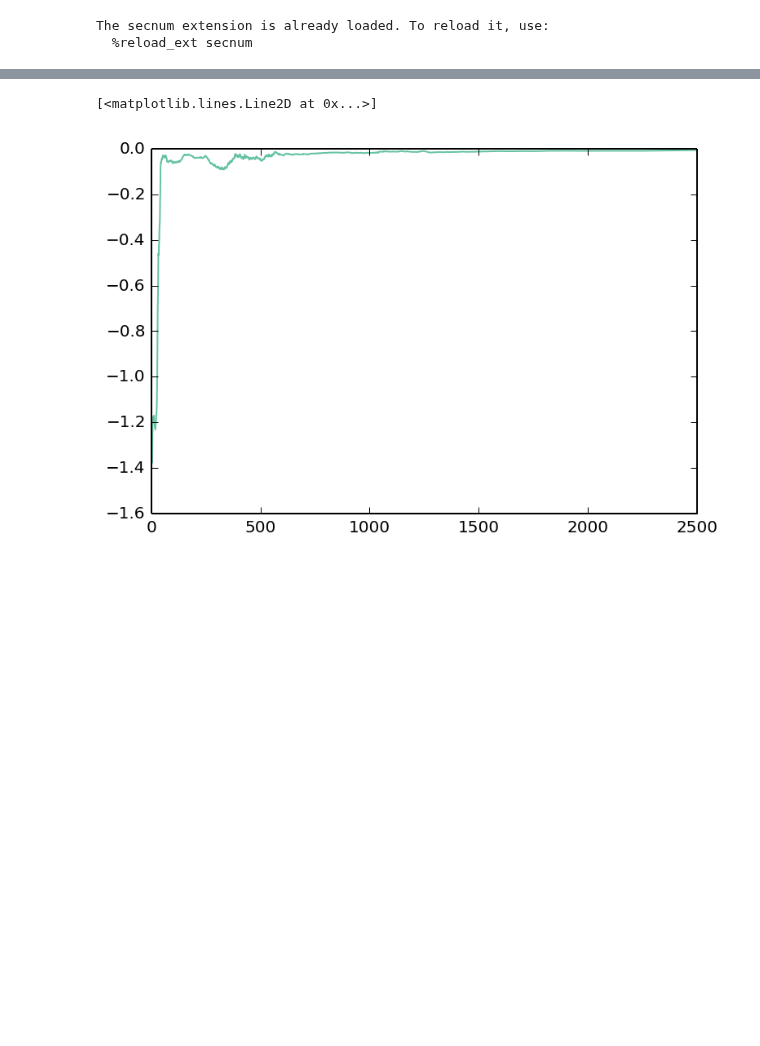
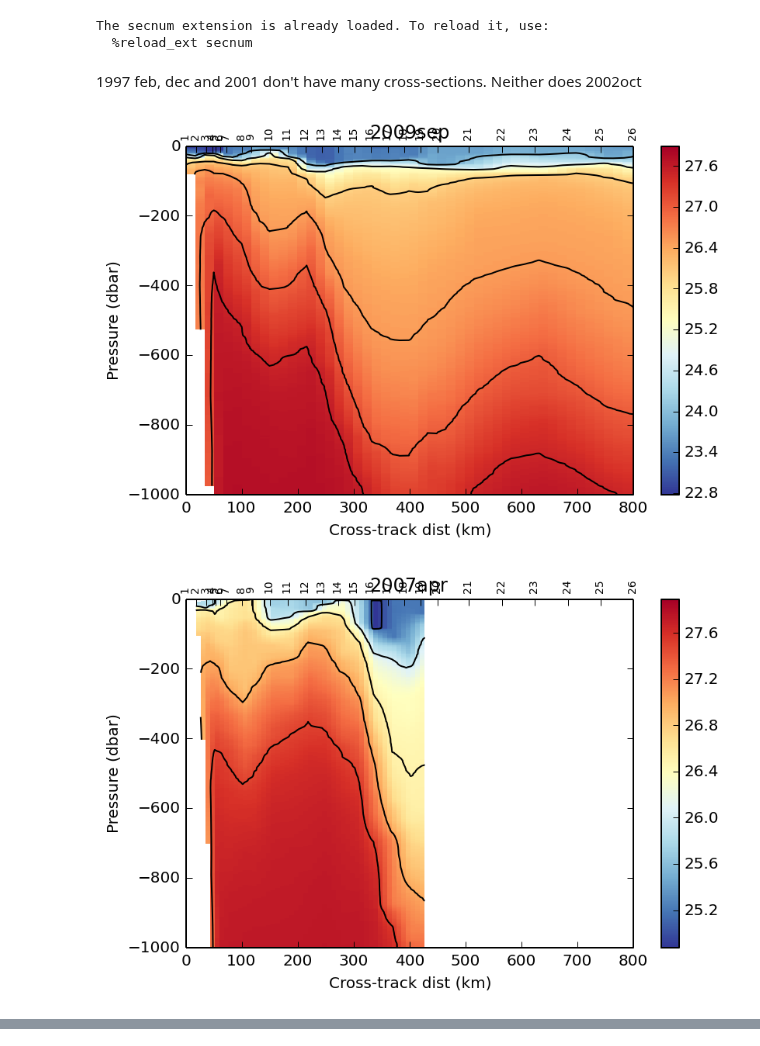
Before and after one commit to dcherian/eddyshelf, a Jupyter notebook: linew-wcr.ipynb, the cells around one changed output, grey strips where cells are left out. Cells and saved outputs as stored; diff of their text form; code cells hidden in the pictures; blank space fills up the shorter version.

```diff
--- a/linew-wcr.ipynb
+++ b/linew-wcr.ipynb
@@ -52,11 +52,16 @@ import glob
 # %% [output]
 The secnum extension is already loaded. To reload it, use:
   %reload_ext secnum
+# %% [markdown]
+1997 feb, dec and 2001 don't have many cross-sections. Neither does 2002oct
 # %%
 dirname = 'data/linew/'
 
-years = ['2009/', '2007/']; #['2009', '2007apr', '2006', '2004', '2002', '2001', '1997']
-prefix = ['2009sep', '2007apr']
+years = ['2009/', '2007/', '2006/', '2004/', '2002/']
+prefix = ['2009sep', '2007apr', '2006apr', '2004sep', '2002oct']
+
+# ring center profile location
+centers = [9010, 9008, 9013, 9009, 9009]
 
 # climatological data
 woa = loadmat('../datasets/woa05.mat')
@@ -122,30 +127,33 @@ linew = np.array([
 
 lwdata = pd.DataFrame(linew, index=linew[:,0], columns=('ID', 'lat', 'lon', 'depth'))
 # %%
-# list to store anomaly locations
-#anom = np.array([])
-#axx = np.array([])
-#ayy = np.array([])
-#azsect = np.array([])
-
-anom = []
-rhoctd = []
-azz = []
-adist = []
-
 trackdist, ang = sw.dist(lwdata.lat, lwdata.lon, units='km')
 trackdist = np.insert(np.cumsum(trackdist), 0, 0)
 
+# store profiles, z vector for center locations
+centerprof = []
+centerzz = [];
+
 for ii in range(len(years)):
+    # list to store anomaly locations
+    anom = []
+    rhoctd = []
+    azz = []
+    adist = []
+    #plt.figure(1)
+
     folder = dirname + years[ii]
-    #plt.figure(1)
+
     # iterate over standard locations
     for counter, ff in enumerate(lwdata.ID):
         # get CTD cast file name
         globstr = folder + prefix[ii] + '*' + str(int(ff)) + '*.ctd'
-        fname = glob.glob(globstr)[0]
-        # some stations are missing in some years
-        if not fname:
+        try:
+            fname = glob.glob(globstr)[0]
+        except IndexError:
+            # some stations are missing in some years
+            # in that case, the [0] indexing does not work
+            # since fname=[]
             continue
 
         # read in CTD data: pressure, temperature, salinity, oxygen
@@ -168,14 +176,19 @@ for ii in range(len(years)):
         #plt.plot(rhowoa, -1*woa['Z'])
 
         # interpolate woa data to cruise grid
-        ifunc = sp.interpolate.interp1d(np.squeeze(woa['Z']), rhowoa)
-        rhowi = ifunc(data[:,0])
+        #ifunc = sp.interpolate.interp1d(np.squeeze(woa['Z']), rhowoa)
+        #rhowi = ifunc(data[:,0])
 
         # subtract to get anomaly
-        drho = rho - rhowi
+        #drho = rho - rhowi
+
+        # if center profile, save data
+        if counter+1 == centers[ii]-9000:
+            centerprof.append(rho)
+            centerzz.append(-1*data[:,0])
 
         # save data for gridding later
-        anom.append(drho)
+        #anom.append(drho)
         rhoctd.append(rho)
         azz.append(-1*data[:,0])
         adist.append(trackdist[counter] * np.ones_like(data[:,0]))
@@ -187,35 +200,39 @@ for ii in range(len(years)):
         #plt.hold(True)
         #plt.plot(drho, -1*data[:,0])
 
     # grid anomaly onto regular grid for each cruise
     adistvec = np.hstack(adist)
     azzvec = np.hstack(azz)
     #xgrd = trackdist
     #zgrd = np.linspace(adistvec.min(), adistvec.max(), 60)
     xgrd, zgrd = np.meshgrid(np.linspace(adistvec.min(), adistvec.max(), 50),
                              np.linspace(azzvec.min(), azzvec.max(), 2000))
     rhogrid = sp.interpolate.griddata((np.hstack(adist), np.hstack(azz)),
                                                np.hstack(rhoctd), (xgrd, zgrd))
-    anomgrid = sp.interpolate.griddata((np.hstack(adist), np.hstack(azz)),
-                                               np.hstack(anom), (xgrd, zgrd))
+    #anomgrid = sp.interpolate.griddata((np.hstack(adist), np.hstack(azz)),
+    #                                           np.hstack(anom), (xgrd, zgrd))
 
     plotrho = np.ma.masked_array(rhogrid-1000, np.isnan(rhogrid))
-    plotanom = np.ma.masked_array(anomgrid, np.isnan(anomgrid))
+    #plotanom = np.ma.masked_array(anomgrid, np.isnan(anomgrid))
 
     # plot!
+    fig = plt.figure()
     handle = plt.pcolor(xgrd, zgrd, plotrho, cmap='RdYlBu_r')
     ax = plt.gca()
-    fig = plt.gcf()
     fig.colorbar(handle)
     plt.hold(True)
     plt.contour(xgrd, zgrd, plotrho,
                  levels=[24, 25, 26, 26.5, 27, 27.5, 28], colors='k')
     plt.ylim((-1000,0))
+    plt.xlim((0, 800))
     ax.set_xlabel('Cross-track dist (km)')
     ax.set_ylabel('Pressure (dbar)')
     ax2 = ax.twiny()
     ax2.set_xticks(trackdist);
     ax2.set_xticklabels([int(x) for x in lwdata.ID-9000],
                         rotation='vertical', size='x-small');
-    ax2.set_title(years[0][:-1])
+    ax2.set_title(prefix[ii])
     plt.tight_layout()
+# %% [output]
+[figure, added]
+[figure, added]
@@ -222,5 +241,0 @@ for ii in range(len(years)):
-# %%
-plt.plot(rho-rhowi)
-# %% [output]
-[<matplotlib.lines.Line2D at 0x...>]
-[figure, removed]
```
Also changed, not shown: parts of 4 cells of this notebook.
